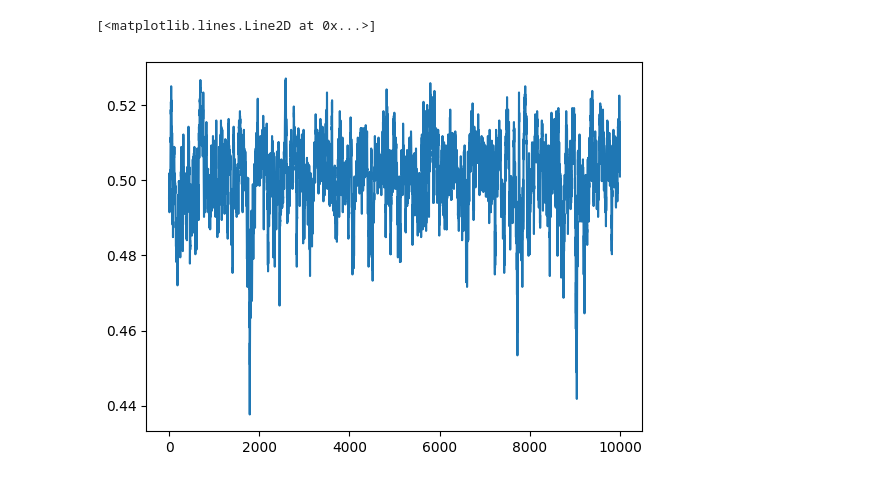
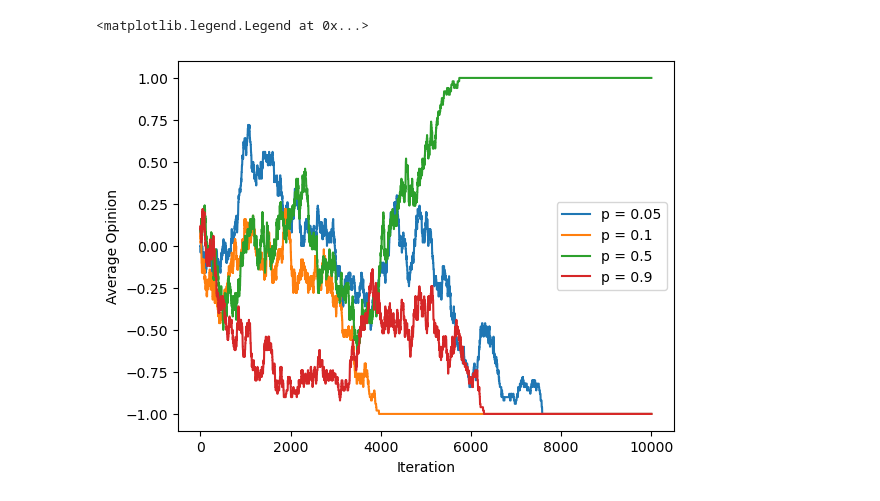
Before and after one commit to JonasMnsing/opinion_dynamics, a Jupyter notebook: ipynb/voter_model.ipynb, the cells around one changed output. Cells and saved outputs as stored; diff of their text form; code cells hidden in the pictures.

```diff
--- a/ipynb/voter_model.ipynb
+++ b/ipynb/voter_model.ipynb
@@ -7,7 +5,16 @@ int_density = np.load("../int_density.npy")
-# %%
-fig = plt.figure()
-ax  = fig.add_subplot()
-ax.plot(avg_opinion)
-# %% [output]
-[<matplotlib.lines.Line2D at 0x...>]
-[figure, removed]
+# %%
+p_vals      = [0.05,0.1,0.5,0.9]
+avg_opinion = [np.load(f"../data/avg_opinion_p={p}.npy") for p in p_vals]
+int_density = [np.load(f"../data/int_density_p={p}.npy") for p in p_vals]
+con_matrix  = [np.load(f"../data/connection_matrix_p={p}.npy") for p in p_vals]
+# %%
+fig = plt.figure()
+ax  = fig.add_subplot()
+for i, avg_op in enumerate(avg_opinion):
+    ax.plot(avg_op, label=f'p = {p_vals[i]}')
+ax.set_xlabel("Iteration")
+ax.set_ylabel("Average Opinion")
+ax.legend()
+# %% [output]
+<matplotlib.legend.Legend at 0x...>
+[figure, added]
```
Also changed, not shown: parts of 4 cells of this notebook, 16 other files.
